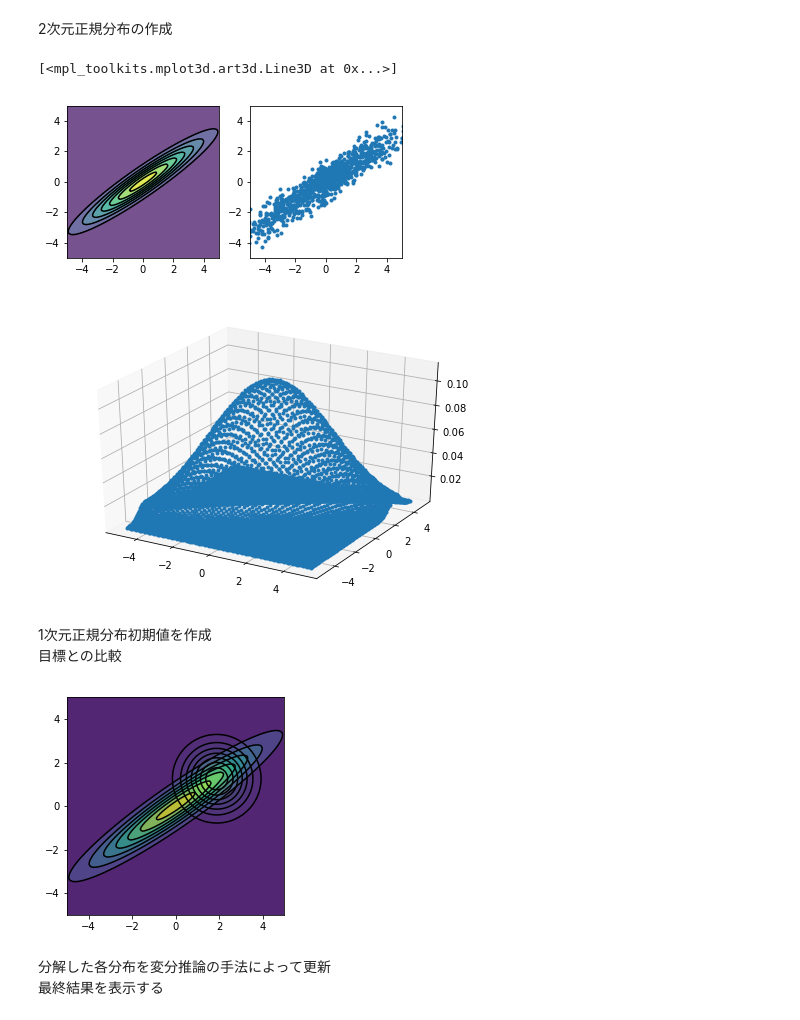
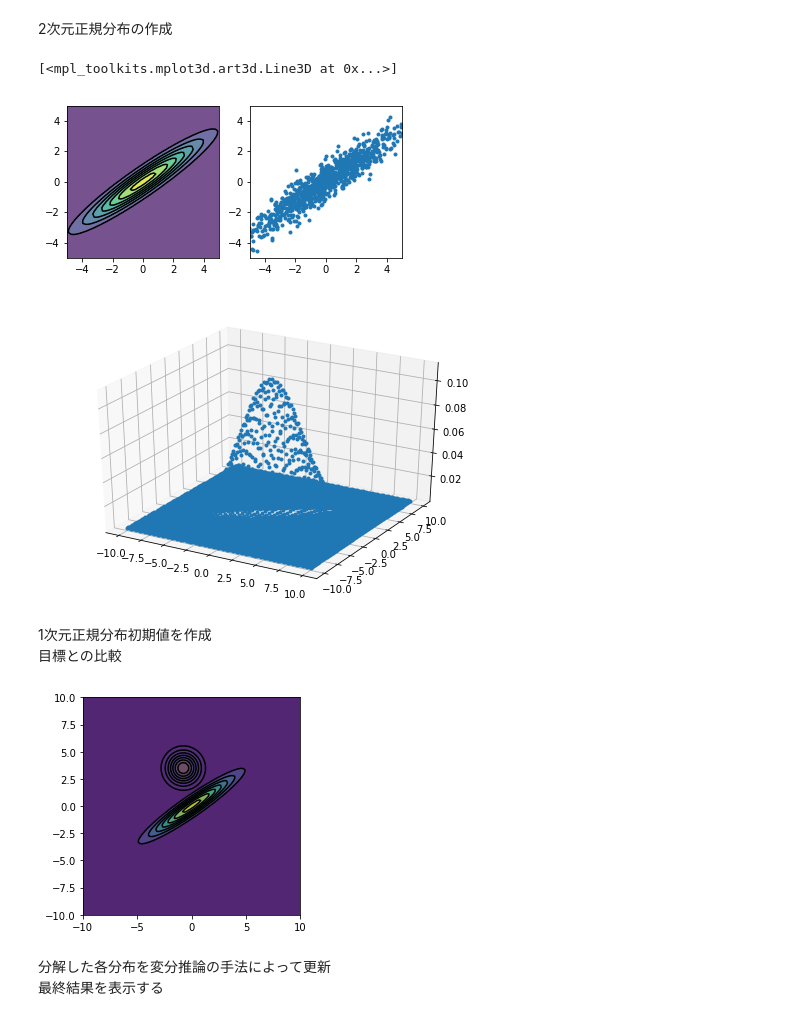
Before and after one commit to naktd31/jupyter-notebook, a Jupyter notebook: Variational Bayesian.ipynb, the cells around one changed output. Drawn from its saved outputs; the diff is of its cells as text; code cells hidden in the pictures.

```diff
--- a/Variational Bayesian.ipynb
+++ b/Variational Bayesian.ipynb
@@ -13,13 +13,13 @@ eps = np.finfo(float).eps
 # %% [markdown]
 ### ガウス分布の作成
 # %%
-def makeGauss1Dist(mu, sig):
+def makeGaussian(mu, sig):
     def func(x):
         y = np.exp(-(x - mu)**2/(2*sig)) / np.sqrt(2*np.pi*sig)
         return y
     return func
 
-def makeGauss2Dist(mu, sig):
+def makeMultiGaussian(mu, sig):
     def func(x):
         y = np.exp(-(x-mu).T.dot(np.linalg.inv(sig)).dot(x-mu)/2) / ((2*np.pi)**(2/2)*np.sqrt(np.linalg.det(sig)))
         return y
@@ -41,8 +41,8 @@ def gaussGammaDist(tau, mu, a=1, b=1, m=0, l=1):
 メッシュの準備
 # %%
 m = 100
-x = np.linspace(-5, 5, m)
-y = np.linspace(-5, 5, m)
+x = np.linspace(-10, 10, m)
+y = np.linspace(-10, 10, m)
 xx, yy = np.meshgrid(x, y)
 
 tau = np.linspace(eps, 5, 100)
@@ -200,7 +80,7 @@ $q\left( \boldsymbol{z} \right) = \Pi q_i\left( \boldsymbol{z_i} \right)$ とし
 mu = np.array([0, 0]).reshape((2, 1))
 sig = np.array([[6, 4], [4, 3]])
 
-norm3 = makeGauss2Dist(mu, sig)
+norm3 = makeMultiGaussian(mu, sig)
 X = np.concatenate([xx.reshape(1, m**2), yy.reshape(1, m**2)], axis=0)
 Z = np.array([norm3(xi.reshape(2,1)) for xi in X.T])
 
@@ -211,7 +91,6 @@ plt.contour(xx, yy, Z.reshape(m,m), 8, colors='black', linewidth=.5)
 plt.gca().set_aspect('equal')
 plt.xlim(-5, 5)
 plt.ylim(-5, 5)
-plt.savefig("true_contour.png")
 
 plt.subplot(122)
 Xs = np.random.multivariate_normal(mu.reshape(2), sig, 1000)
@@ -219,30 +98,29 @@ plt.plot(Xs[:,0], Xs[:,1], ".")
 plt.gca().set_aspect('equal')
 plt.xlim(-5, 5)
 plt.ylim(-5, 5)
-plt.savefig("sampling.png")
 
 # グラフ作成
 ax = Axes3D(plt.figure(1))
 ax.plot(xx.reshape(m**2), yy.reshape(m**2), Z.reshape(m**2), ".")
 # %% [output]
 [<mpl_toolkits.mplot3d.art3d.Line3D at 0x...>]
-[figure, old version]
+[figure, new version]
-[figure, old version]
+[figure, new version]
 # %% [markdown]
 1次元正規分布初期値を作成
 目標との比較
 # %%
 m1, m2 = np.random.uniform(-5, 5, 2)
-norm1 = makeGauss1Dist(m1, 1)
-norm2 = makeGauss1Dist(m2, 1)
+norm1 = makeGaussian(m1, 1)
+norm2 = makeGaussian(m2, 1)
 plt.figure(0)
 plt.contourf(xx, yy, norm1(xx)*norm2(yy), 8, alpha=.75)
 plt.contour(xx, yy, norm1(xx)*norm2(yy), 8, colors='black', linewidth=.5)
 plt.contourf(xx, yy, Z.reshape(m,m), 8, alpha=.75)
 plt.contour(xx, yy, Z.reshape(m,m), 8, colors='black', linewidth=.5)
 plt.gca().set_aspect('equal')
 # %% [output]
-[figure, old version]
+[figure, new version]
 # %% [markdown]
 分解した各分布を変分推論の手法によって更新
 最終結果を表示する
```
Also changed, not shown: parts of 34 cells of this notebook.
